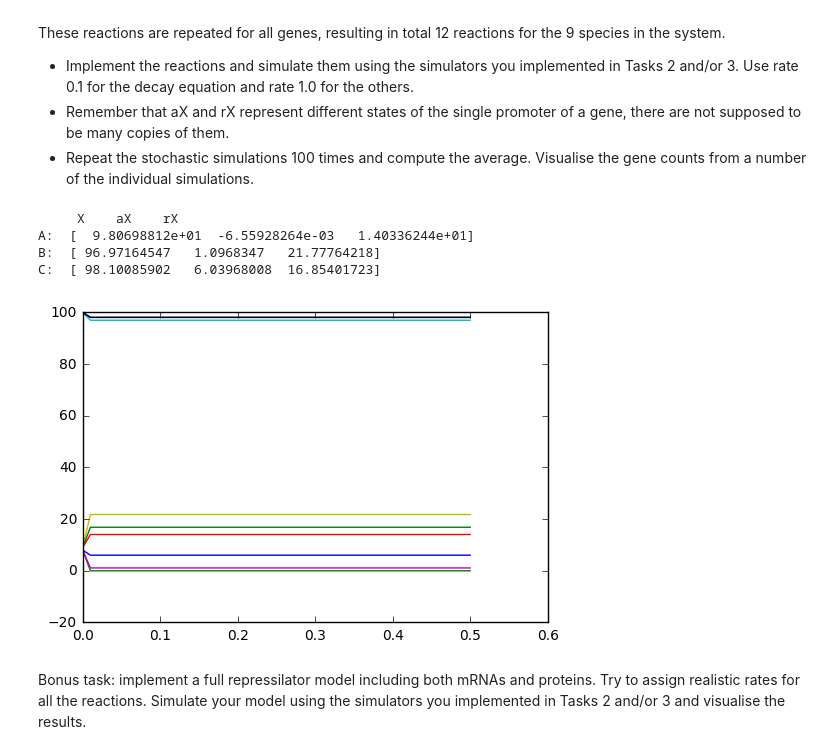
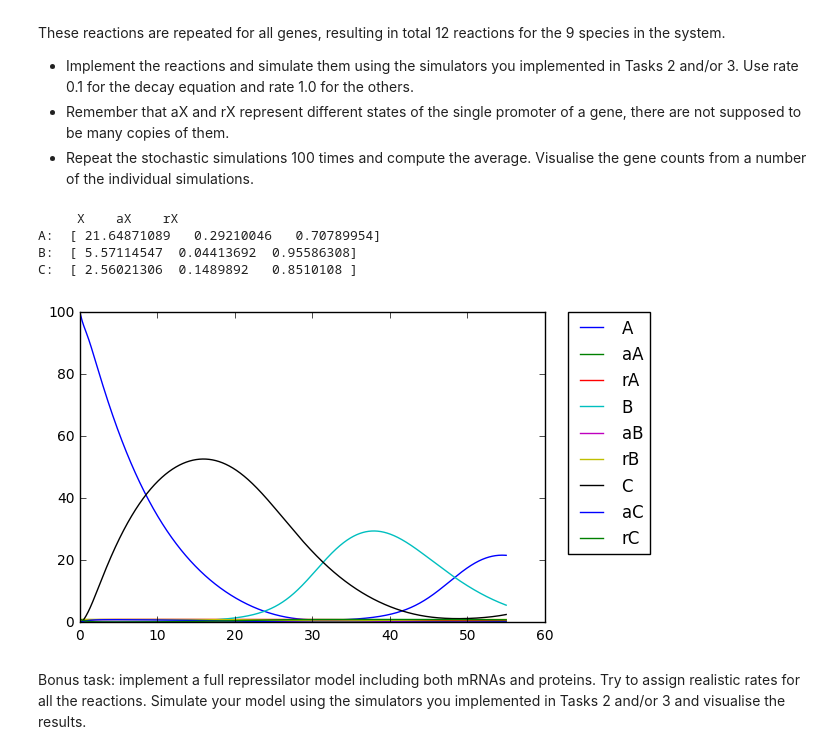
Before and after one commit to belochka/Bioinf, a Jupyter notebook: DynamicNetworkSimulation.ipynb, the cells around one changed output. Drawn from its saved outputs; the diff is of its cells as text; code cells hidden in the pictures.

```diff
--- a/DynamicNetworkSimulation.ipynb
+++ b/DynamicNetworkSimulation.ipynb
@@ -510,22 +511,24 @@ def simulate_reaction_ode(initstate, inputs, outputs, rates, numsteps, tau):
         for i in range(N):
             v[j][i] = outputs[j][i] - inputs[j][i]
     # Implementation of the macroscopic reaction rate equation (Gillespie 2000, equation 11)
-    # TODO: Check strange behavior!
     for i in range(numsteps):
         Thist[i+1] = Thist[i] + tau
-        for k in range(N):
-            if state[k] < 0:
-                state = np.zeros(N)
-                rates = np.zeros(M)
+
         h = np.ones(M)
         for j in range(M):
             for k in range(N):
-                h[j] *= ssp.binom(state[k], inputs[j][k])
+                if (inputs[j][k] == 1):
+                    h[j] *= state[k]
+#                 h[j] *= ssp.binom(state[k], inputs[j][k])
+#                 h[j] *= comb(state[k], inputs[j][k])
         a = h * rates   # vector with indices [0, .., M-1]
+
         fx = np.zeros(N)
         for j in range(M):
-            fx += v[j] * a[j]
-        state += tau * fx
+            for k in range(N):
+                fx[k] += v[j][k] * a[j] * tau
+
+        state += fx
         Nhist[i+1,:] = state
     return (Thist, Nhist)
 
@@ -557,10 +560,13 @@ def simulate_reaction_ode(initstate, inputs, outputs, rates, numsteps, tau):
 # only the case with rates=[0.1,10,10] (fx = [0,0]) will be constant
 # v tells us that chances of all reactions should be almost equal in order for system to live (fx=[a1-a3, -a1+a2] and state[i] > fx[i] for each i in 0..N-1)
 #Thist, Nhist = simulate_reaction_ode(np.array([1, 100]), np.array([[1, 1],[0,1],[1,0]]), np.array([[2,0],[0,2],[0,0]]), np.array([0.1, 10, 10]), 100, 3.5/100)
-Thist, Nhist = simulate_reaction_ode(np.array([100, 100]), np.array([[1, 1],[0,1],[1,0]]), np.array([[2,0],[0,2],[0,0]]), np.array([0.1, 10, 10]), 3, 3.5/100)
-#Thist, Nhist = simulate_reaction_ode(np.array([100, 100]), np.array([[1, 1],[0,1],[1,0]]), np.array([[2,0],[0,2],[0,0]]), np.array([0.01, 10, 10]), 50000, 50/50000)
+# Thist, Nhist = simulate_reaction_ode(np.array([100, 100]), np.array([[1, 1],[0,1],[1,0]]), np.array([[2,0],[0,2],[0,0]]), np.array([0.1, 10, 10]), 3, 3.5/100)
+Thist, Nhist = simulate_reaction_ode(np.array([100, 100]), np.array([[1, 1],[0,1],[1,0]]), np.array([[2,0],[0,2],[0,0]]), np.array([0.01, 10, 10]), 50000, 50/50000)
 #Thist, Nhist = simulate_reaction_ode(np.array([100, 100]), np.array([[1, 1],[0,1],[1,0]]), np.array([[2,0],[0,2],[0,0]]), np.array([0.1, 5, 10]), 50000, 50/50000)
 #Thist, Nhist = simulate_reaction_ode(np.array([100, 100]), np.array([[1, 1],[0,1],[1,0]]), np.array([[2,0],[0,2],[0,0]]), np.array([0.1, 10, 7]), 50000, 50/50000)
 plt.plot(Thist, Nhist)
 plt.show()
+
+
+#TODO: Discussion. How the results differ from the original?
 # %% [output]
@@ -676,7 +689,7 @@ These reactions are repeated for all genes, resulting in total 12 reactions for
 # M = 12
 
 # A,aA,rA, B,aB,rB, C,aC,rC
-initstate = np.array([100,8,9, 100,8,9, 100,8,9])
+initstate = np.array([100,0,1, 0,0,1, 0,0,1])
 
 inputs = np.array([
         [0,1,0, 0,0,0, 0,0,0],
@@ -732,39 +745,53 @@ numsteps = 10000
 # print('Average for A: ', np.mean([x[0] for x in final]))
 # print('Average for aA: ', np.mean([x[1] for x in final]))
 # print('Average for rA: ', np.mean([x[2] for x in final]))
 
 # print('\nAverage for B: ', np.mean([x[3] for x in final]))
 # print('Average for aB: ', np.mean([x[4] for x in final]))
 # print('Average for rB: ', np.mean([x[5] for x in final]))
 
 # print('\nAverage for C: ', np.mean([x[6] for x in final]))
 # print('Average for aC: ', np.mean([x[7] for x in final]))
 # print('Average for rC: ', np.mean([x[8] for x in final]))
 
 # Thist, Nhist = stochastic_simulation_algorithm(initstate, inputs, outputs, rates, numsteps)
 # plt.plot(Thist, Nhist)
 # plt.show()
 
 #https://en.wikipedia.org/wiki/Repressilator
 
 # from Task3
 # A,aA,rA, B,aB,rB, C,aC,rC
 #initstate = np.array([100,30,30, 100,30,30, 100,30,30])
 # Thist, Nhist = stochastic_simulation_algorithm(initstate, inputs, outputs, rates, numsteps)
 # Thist, Nhist = simulate_chemical_langevin_eq(initstate, inputs, outputs, rates, numsteps, 55/numsteps)
-Thist, Nhist = simulate_chemical_langevin_eq(initstate, inputs, outputs, rates, 50, 0.01)
+Thist, Nhist = simulate_reaction_ode(initstate, inputs, outputs, rates, numsteps, 55/numsteps)
+# Thist, Nhist = simulate_chemical_langevin_eq(initstate, inputs, outputs, rates, 10000, 55/10000)
+# Thist, Nhist = simulate_chemical_langevin_eq(initstate, inputs, outputs, rates, 5000, 0.01)
 print('     X    aX    rX')
 print('A: ', Nhist[-1][0:3])
 print('B: ', Nhist[-1][3:6])
 print('C: ', Nhist[-1][6:9])
-plt.plot(Thist, Nhist)
+#plt.plot(Thist, Nhist)
+
+plt.plot(Thist, [x[0] for x in Nhist], label='A')
+plt.plot(Thist, [x[1] for x in Nhist], label='aA')
+plt.plot(Thist, [x[2] for x in Nhist], label='rA')
+plt.plot(Thist, [x[3] for x in Nhist], label='B')
+plt.plot(Thist, [x[4] for x in Nhist], label='aB')
+plt.plot(Thist, [x[5] for x in Nhist], label='rB')
+plt.plot(Thist, [x[6] for x in Nhist], label='C')
+plt.plot(Thist, [x[7] for x in Nhist], label='aC')
+plt.plot(Thist, [x[8] for x in Nhist], label='rC')
+plt.legend(bbox_to_anchor=(1.05, 1), loc=2, borderaxespad=0.)
+
 plt.show()
 # %% [output]
      X    aX    rX
-A:  [  9.80698812e+01  -6.55928264e-03   1.40336244e+01]
-B:  [ 96.97164547   1.0968347   21.77764218]
-C:  [ 98.10085902   6.03968008  16.85401723]
+A:  [ 21.64871089   0.29210046   0.70789954]
+B:  [ 5.57114547  0.04413692  0.95586308]
+C:  [ 2.56021306  0.1489892   0.8510108 ]
-[figure, old version]
+[figure, new version]
 # %% [markdown]
 Bonus task: implement a full repressilator model including both mRNAs and proteins. Try to assign realistic rates for all the reactions. Simulate your model using the simulators you implemented in Tasks 2 and/or 3 and visualise the results.
 # %% [markdown]
```
Also changed, not shown: parts of 6 cells of this notebook.
